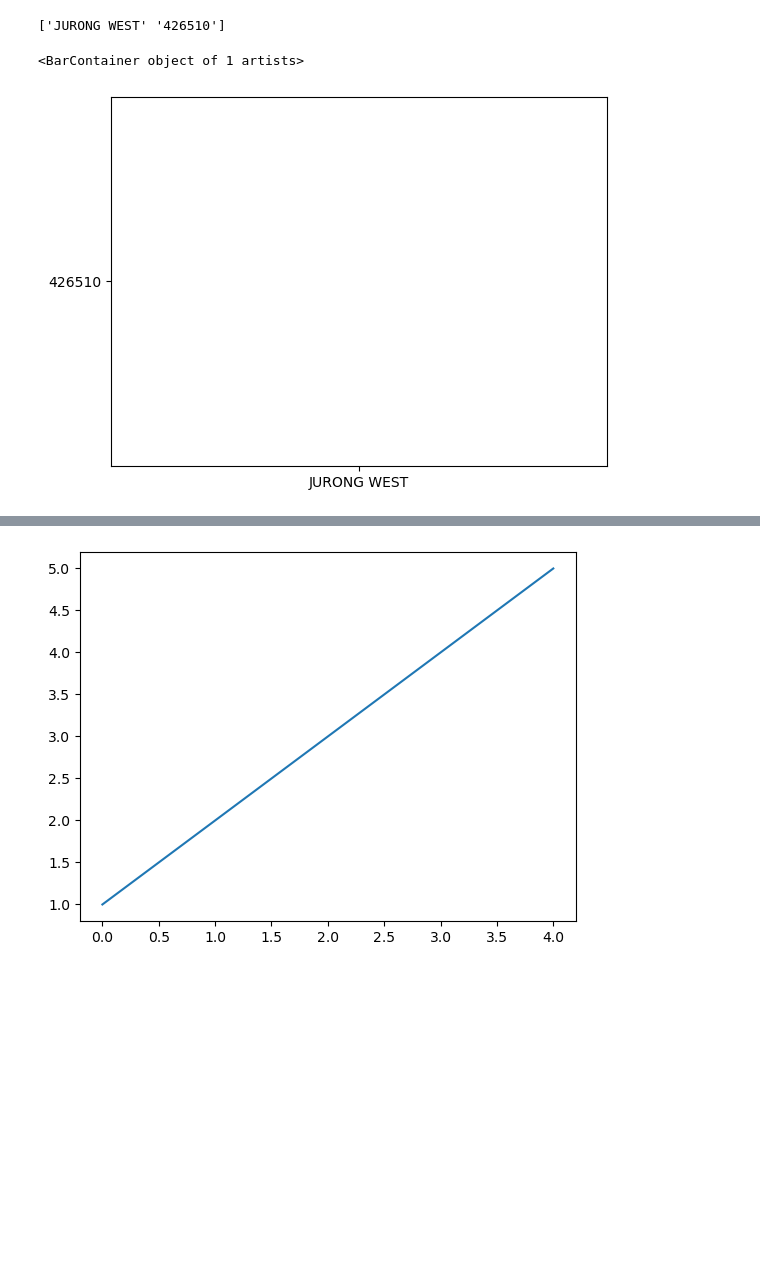
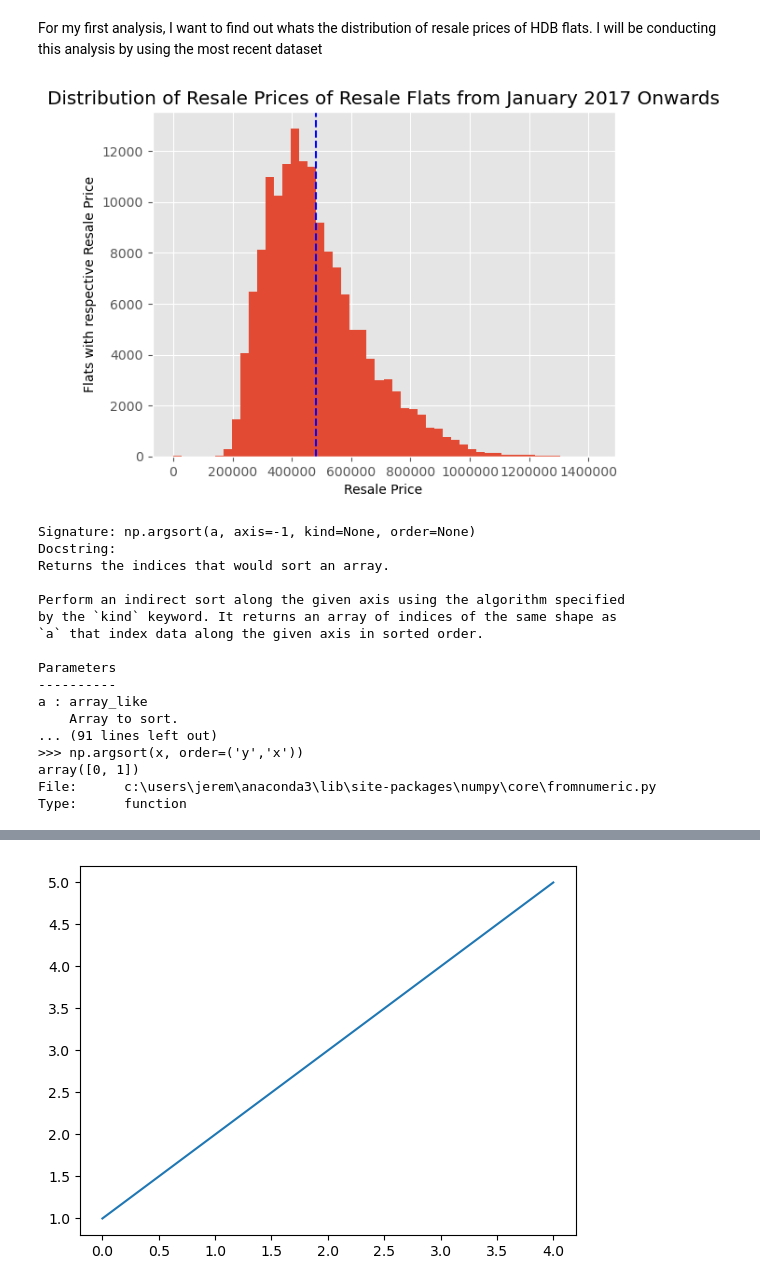
Before and after one commit to Kellories/PDS-CA01, a Jupyter notebook: CA01.ipynb, the cells around one changed output, grey strips where cells are left out. Saved outputs shown, nothing was run; the diff lists cells and outputs as text; code cells hidden in the pictures; blank space fills up the shorter version.

Commit message:
feat:Histogram on Resale Price Distribution

```diff
--- a/CA01.ipynb
+++ b/CA01.ipynb
@@ -1,28 +1,56 @@
+# %% [markdown]
+For my first analysis, I want to find out whats the distribution of resale prices of HDB flats. I will be conducting this analysis by using the most recent dataset
+# %%
+import numpy as np
+import matplotlib.pyplot as plt
+
+
+data = np.genfromtxt("./datasets/resale-flat-prices-based-on-registration-date-from-jan-2017-onwards.csv",
+                     dtype = ['U10', 'U20',  'U10',  'i8', 'U50', 'U10',  'i4',  'U20', 'i8',  'U20',  'i8'], delimiter=",",names=True)
+price = data[:]["resale_price"]
+
+plt.title('Distribution of Resale Prices of Resale Flats from January 2017 Onwards')
+plt.ylabel('Flats with respective Resale Price')
+plt.xlabel("Resale Price")
+plt.style.use("ggplot")
+plt.hist(price, bins =50)
+plt.ticklabel_format(style='plain', axis='x')
+avg_price = price.mean()
+plt.axvline(avg_price, color='b', linestyle='--', label="Mean")
+
+plt.show()
+# %% [output]
+[figure, added]
 # %%
 import numpy as np
-import matplotlib.pyplot as plt
+?np.argsort
+# unique_town = np.unique(data[:]["town"])
+# avg_price = []
+# for i in unique_town:
+#     indices = np.where(town == i)
+#     tem_avg = np.mean(data[indices]['resale_price'])
+#     tem_avg = int(tem_avg)
+#     avg_price.append(tem_avg)
 
-# np.where gives the index where element is matching for condition
-
-data = np.genfromtxt("./datasets/resale-flat-prices-based-on-registration-date-from-jan-2017-onwards.csv",
-                     dtype = ['U10', 'U20',  'U10',  'i8', 'U50', 'U10',  'i4',  'U20', 'i8',  'U20',  'i8'], delimiter=",",names=True)
-town = data[:]["town"]
-price = data[:]["resale_price"]
-
-unique_town = np.unique(data[:]["town"])
-avg_price = []
-for i in unique_town:
-    indices = np.where(town == i)
-    tem_avg = np.mean(data[indices]['resale_price'])
-    tem_avg = int(tem_avg)
-    avg_price.append(tem_avg)
-
-summary = np.vstack((unique_town,avg_price)).T
-sort_summary = summary[summary[:,1].argsort()]
-bot_3 = sort_summary[:3]
-print(bot_3[1])
-plt.bar(bot_3[1][0],bot_3[1][1])
+# summary = np.vstack((unique_town,avg_price)).T
+# sort_summary = summary[summary[:,1].argsort()]
+# bot_3 = sort_summary[:3]
+# print(bot_3[1])
 # %% [output]
-['JURONG WEST' '426510']
+Signature: np.argsort(a, axis=-1, kind=None, order=None)
+Docstring:
+Returns the indices that would sort an array.
+
+Perform an indirect sort along the given axis using the algorithm specified
+by the `kind` keyword. It returns an array of indices of the same shape as
+`a` that index data along the given axis in sorted order.
+
+Parameters
+----------
+a : array_like
+    Array to sort.
+... (91 lines left out)
+>>> np.argsort(x, order=('y','x'))
+array([0, 1])
+File:      c:\users\jerem\anaconda3\lib\site-packages\numpy\core\fromnumeric.py
+Type:      function
-<BarContainer object of 1 artists>
-[figure, removed]
```
Also changed, not shown: parts of 1 cell of this notebook.
